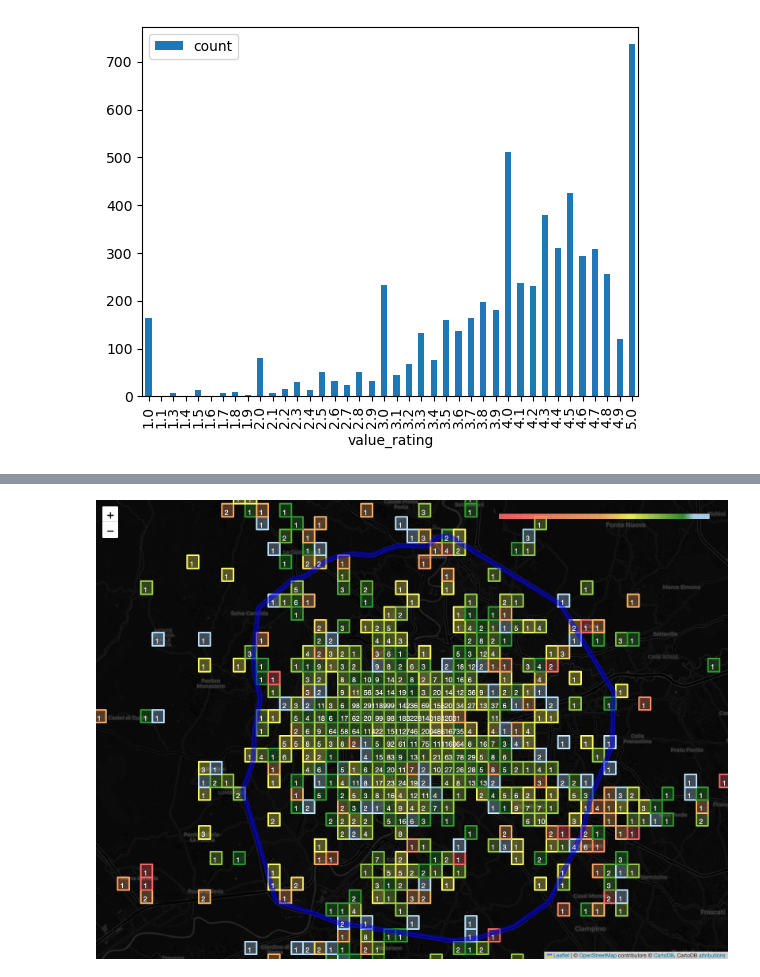
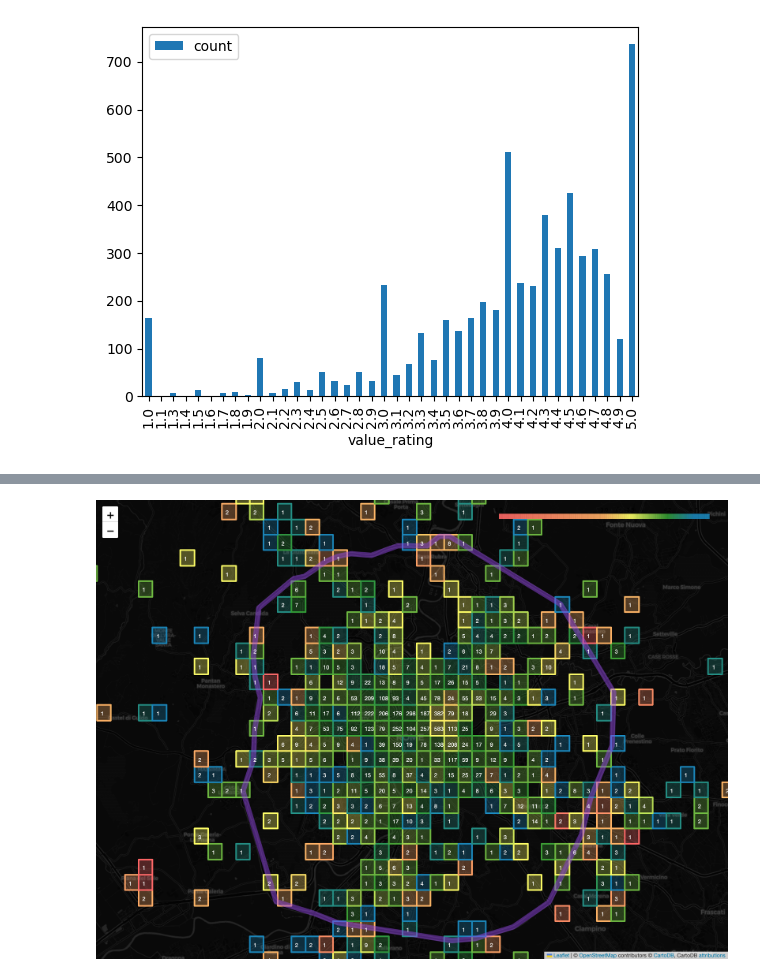
Before and after one commit to rbtroselli/hotel-city-classifier, a Jupyter notebook: exploratory_data_analysis.ipynb, the cells around one changed output, grey strips where cells are left out. Saved outputs shown, nothing was run; the diff lists cells and outputs as text; code cells hidden in the pictures.

```diff
--- a/exploratory_data_analysis.ipynb
+++ b/exploratory_data_analysis.ipynb
@@ -211,8 +211,8 @@ df = get_df(query)
 df.head()
 
 # Define the number of rows and columns for the grid
-num_rows = 60
-num_cols = 60
+num_rows = 50
+num_cols = 50
 
 # Calculate the size of each grid cell
 lat_range = df['latitude'].max() - df['latitude'].min()
@@ -224,10 +224,10 @@ lon_step = lon_range / num_cols
 m = folium.Map(location=[df['latitude'].mean(), df['longitude'].mean()], zoom_start=12, tiles="Cartodb dark_matter")
 
 # Define a colormap for the ratings with more colors using a diverging colormap
-bright_pastel_colors = ['#FF6666', '#FFB366', '#FFFF66', '#339933', '#bae1ff']
+bright_pastel_colors = ['#FF6666', '#FFB366', '#FFFF66', '#339933', '#1b85b8']
 colormap = folium.LinearColormap(colors=bright_pastel_colors,
                                vmin=1, vmax=5,
-                               index=[1, 3, 3.5, 4.5, 4.7])
+                               index=[1, 3, 3.5, 4.2, 4.7])
 
 # Iterate over each grid cell
 for i in range(num_rows):
@@ -257,7 +257,7 @@ for i in range(num_rows):
         # Add text label about the number of hotels
         if len(hotels_in_cell) > 0:
             folium.map.Marker([(lat_min + lat_max) / 2, (lon_min + lon_max) / 2],
-                               icon=folium.DivIcon(html=f'<div style="font-size: 10pt; color: white; font=Roboto">{len(hotels_in_cell)}</div>')).add_to(m)
+                               icon=folium.DivIcon(html=f'<div style="font-size: 8pt; color: white; font=Roboto">{len(hotels_in_cell)}</div>')).add_to(m)
 
 # Add the colormap to the map
 caption = 'Rating'
@@ -296,34 +296,34 @@ gra_coordinates = [
     (41.95599312856956, 12.38429590176482),
 
 ]
-folium.PolyLine(locations=gra_coordinates, color='blue', tooltip='Grande Raccordo Anulare (A90)', opacity=0.5, weight=10).add_to(m)
+folium.PolyLine(locations=gra_coordinates, color='#9245e3', tooltip='Grande Raccordo Anulare (A90)', opacity=0.5, weight=10).add_to(m)
 
 # Display the folium map
 m
 
 
 
 
 # save map as screenshot to render in notebook
 from selenium import webdriver
 import os
 import time
 
 # Save the map as an HTML file
 map_html = 'maps/map.html'
 m.save(map_html)
 
 driver = webdriver.Chrome()
 # Open the HTML file in the WebDriver
 driver.get('file:///' + os.path.abspath(map_html))
 time.sleep(3)
 # Take a screenshot of the map
 screenshot_path = 'maps/map_screenshot.png'
 driver.save_screenshot(screenshot_path)
 driver.quit()
 
 # Display the screenshot in the notebook
 from IPython.display import Image
 Image(filename=screenshot_path)
 # %% [output]
-[figure, old version]
+[figure, new version]
```
Also changed, not shown: 2 other files.
